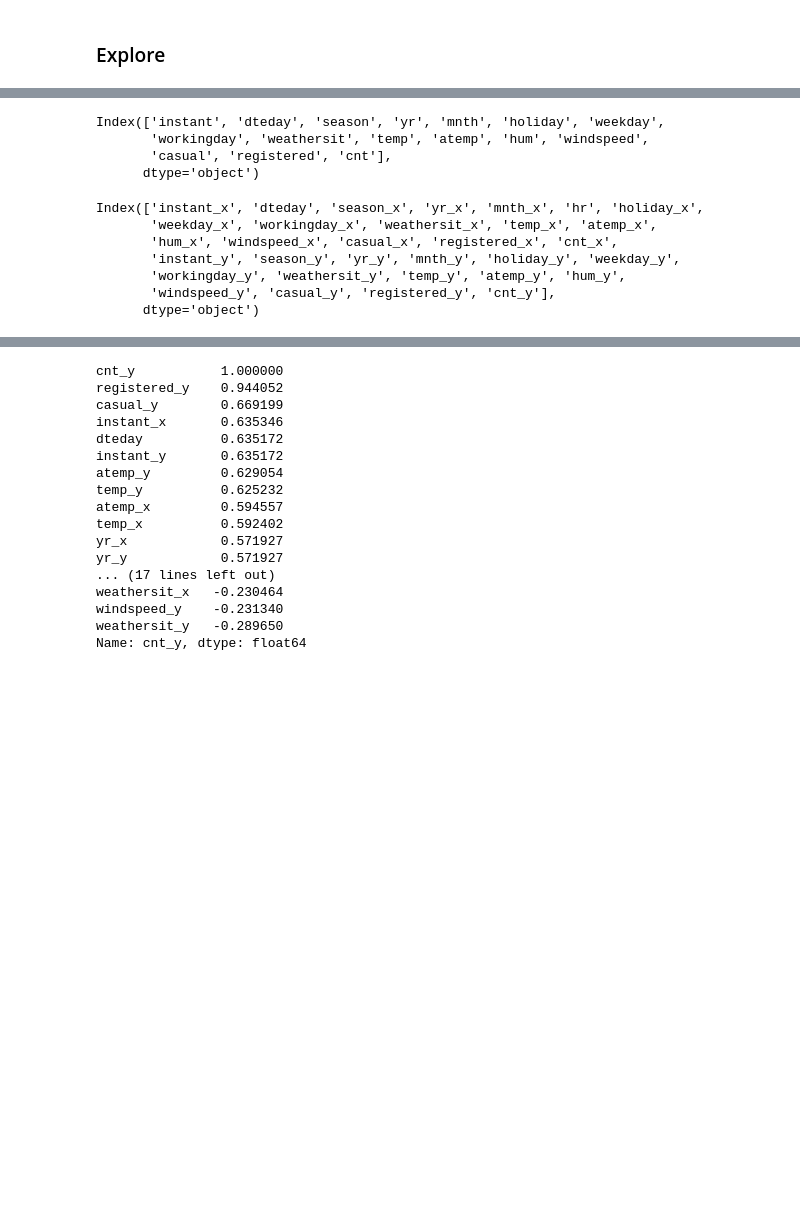
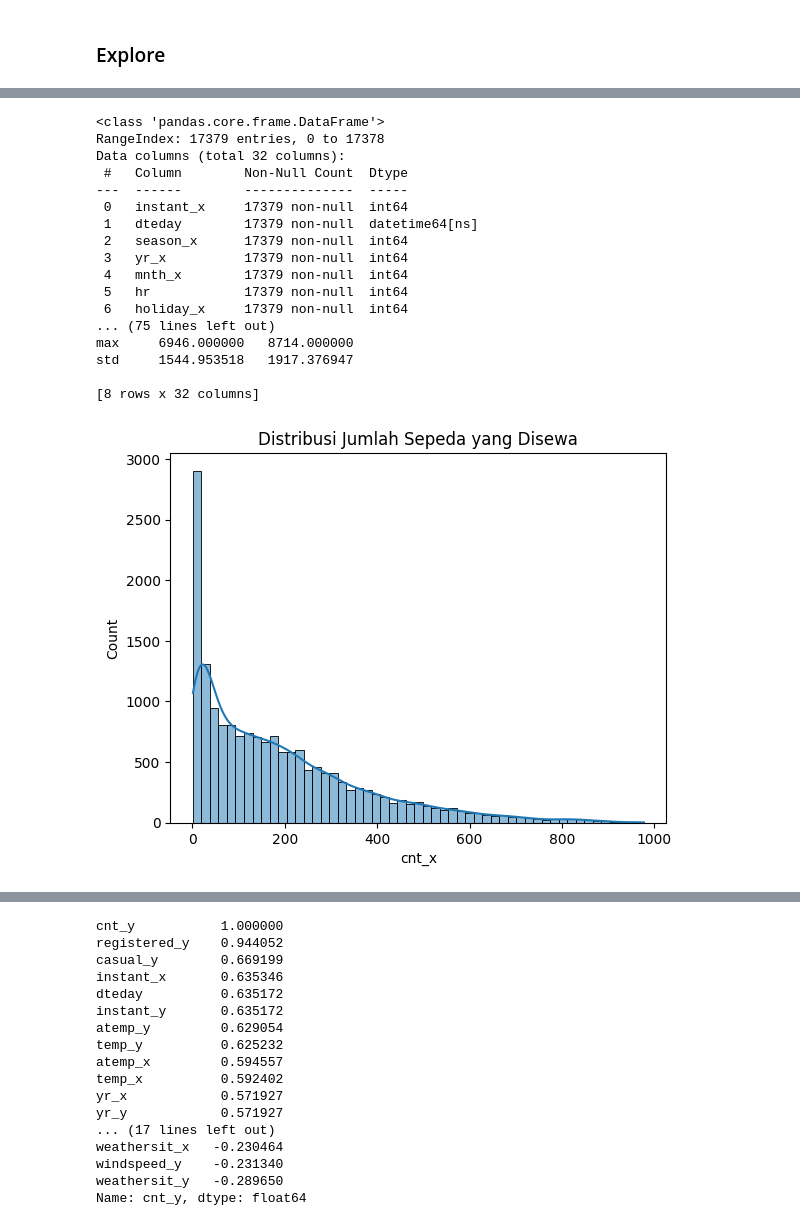
Before and after one commit to maulanycitra/Proyek-Analisis-Data-Dicoding, a Jupyter notebook: Proyek_Analisis_Data_Maulany_Citra_Pandini.ipynb, the cells around one changed output, grey strips where cells are left out. Cells and saved outputs as stored; diff of their text form; code cells hidden in the pictures; blank space fills up the shorter version.

```diff
--- a/Proyek_Analisis_Data_Maulany_Citra_Pandini.ipynb
+++ b/Proyek_Analisis_Data_Maulany_Citra_Pandini.ipynb
@@ -109,18 +130,60 @@ Index(['instant', 'dteday', 'season', 'yr', 'mnth', 'holiday', 'weekday',
-# %%
-df_day.columns = df_day.columns.str.strip()  # Menghapus spasi ekstra di nama kolom
-print(df_day.columns)
-# %% [output]
-Index(['instant', 'dteday', 'season', 'yr', 'mnth', 'holiday', 'weekday',
-       'workingday', 'weathersit', 'temp', 'atemp', 'hum', 'windspeed',
-       'casual', 'registered', 'cnt'],
-      dtype='object')
-# %%
-print(df_combined.columns)
-# %% [output]
-Index(['instant_x', 'dteday', 'season_x', 'yr_x', 'mnth_x', 'hr', 'holiday_x',
-       'weekday_x', 'workingday_x', 'weathersit_x', 'temp_x', 'atemp_x',
-       'hum_x', 'windspeed_x', 'casual_x', 'registered_x', 'cnt_x',
-       'instant_y', 'season_y', 'yr_y', 'mnth_y', 'holiday_y', 'weekday_y',
-       'workingday_y', 'weathersit_y', 'temp_y', 'atemp_y', 'hum_y',
-       'windspeed_y', 'casual_y', 'registered_y', 'cnt_y'],
-      dtype='object')
+# %%
+# Menampilkan informasi tipe data dan nilai yang hilang
+print(df_combined.info())  # Menampilkan informasi tipe data dan nilai yang hilang
+
+# Statistik dasar untuk data numerik (mean, median, mode, min, max, std)
+print(df_combined.describe())  # Statistik dasar untuk data numerik
+
+# Visualisasi distribusi kolom numerik 'cnt_x' (jumlah sepeda yang disewa)
+sns.histplot(df_combined['cnt_x'], kde=True)  # Menggunakan 'cnt_x' jika itu yang sesuai
+plt.title('Distribusi Jumlah Sepeda yang Disewa')
+plt.show()
+
+# Menampilkan distribusi cuaca (weathersit_x)
+sns.countplot(x='weathersit_x', data=df_combined)  # Menggunakan 'weathersit_x' untuk cuaca
+plt.title('Distribusi Cuaca (Weathersit)')
+plt.show()
+
+# Visualisasi distribusi faktor musim (season_x)
+sns.countplot(x='season_x', data=df_combined)  # Menggunakan 'season_x' untuk musim
+plt.title('Distribusi Musim (Season)')
+plt.show()
+
+# Visualisasi distribusi faktor hari kerja atau hari libur (workingday_x)
+sns.countplot(x='workingday_x', data=df_combined)  # Menggunakan 'workingday_x' untuk hari kerja
+plt.title('Distribusi Hari Kerja dan Hari Libur')
+plt.show()
+
+# Visualisasi pengaruh cuaca terhadap jumlah sepeda yang disewa
+sns.boxplot(x='weathersit_x', y='cnt_x', data=df_combined)  # Menggunakan 'weathersit_x' dan 'cnt_x'
+plt.title('Pengaruh Cuaca terhadap Jumlah Sepeda yang Disewa')
+plt.show()
+
+# Visualisasi pengaruh waktu dalam sehari terhadap jumlah sepeda yang disewa
+sns.boxplot(x='hr', y='cnt_x', data=df_combined)  # Menggunakan 'hr' untuk waktu dan 'cnt_x' untuk jumlah penyewaan
+plt.title('Pengaruh Waktu dalam Sehari terhadap Jumlah Sepeda yang Disewa')
+plt.show()
+
+# Visualisasi perbandingan jumlah penyewaan sepeda antara hari kerja dan hari libur
+sns.boxplot(x='workingday_x', y='cnt_x', data=df_combined)  # Menggunakan 'workingday_x' dan 'cnt_x'
+plt.title('Perbandingan Jumlah Penyewaan Sepeda antara Hari Kerja dan Hari Libur')
+plt.show()
+# %% [output]
+<class 'pandas.core.frame.DataFrame'>
+RangeIndex: 17379 entries, 0 to 17378
+Data columns (total 32 columns):
+ #   Column        Non-Null Count  Dtype
+---  ------        --------------  -----
+ 0   instant_x     17379 non-null  int64
+ 1   dteday        17379 non-null  datetime64[ns]
+ 2   season_x      17379 non-null  int64
+ 3   yr_x          17379 non-null  int64
+ 4   mnth_x        17379 non-null  int64
+ 5   hr            17379 non-null  int64
+ 6   holiday_x     17379 non-null  int64
+... (75 lines left out)
+max     6946.000000   8714.000000
+std     1544.953518   1917.376947
+
+[8 rows x 32 columns]
+[figure, added]
```
Also changed, not shown: parts of 19 cells of this notebook.
